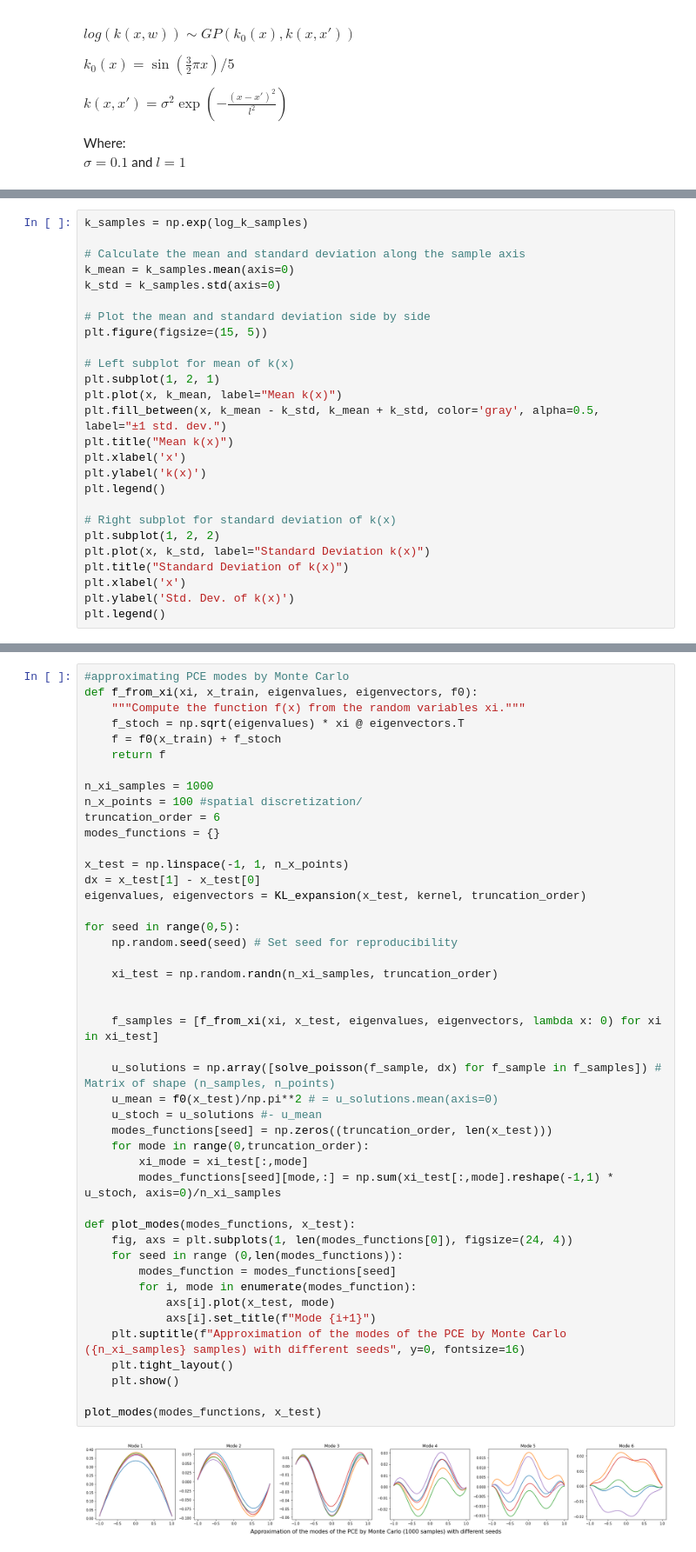
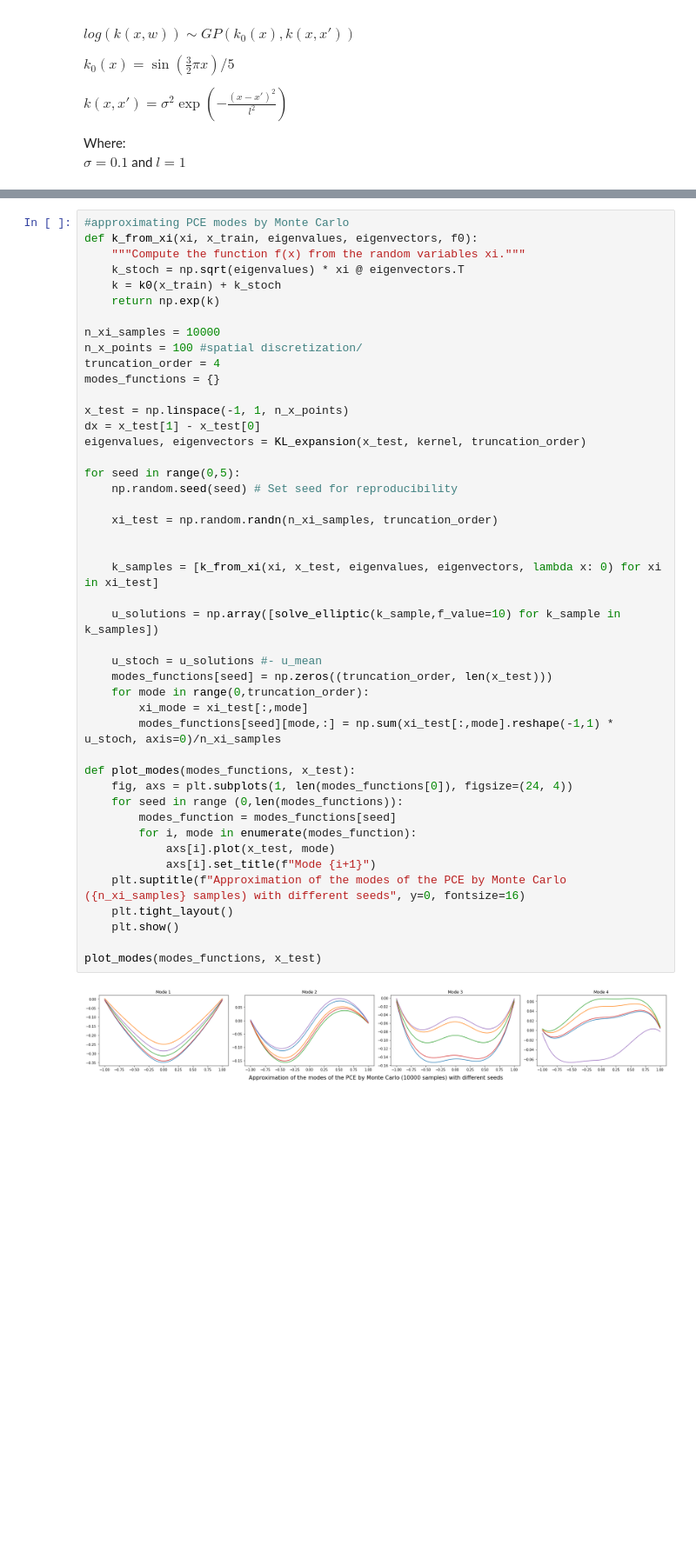
Before and after one commit to bonneted/pinn-cm, a Jupyter notebook: UQ/inverse_elliptic.ipynb, the cells around one changed output, grey strips where cells are left out. Shown at 87% size. Saved outputs shown, nothing was run; the diff lists cells and outputs as text; blank space fills up the shorter version.

```diff
--- a/UQ/inverse_elliptic.ipynb
+++ b/UQ/inverse_elliptic.ipynb
@@ -194,26 +184,0 @@ plt.show()
-# %%
-k_samples = np.exp(log_k_samples)
-
-# Calculate the mean and standard deviation along the sample axis
-k_mean = k_samples.mean(axis=0)
-k_std = k_samples.std(axis=0)
-
-# Plot the mean and standard deviation side by side
-plt.figure(figsize=(15, 5))
-
-# Left subplot for mean of k(x)
-plt.subplot(1, 2, 1)
-plt.plot(x, k_mean, label="Mean k(x)")
-plt.fill_between(x, k_mean - k_std, k_mean + k_std, color='gray', alpha=0.5, label="±1 std. dev.")
-plt.title("Mean k(x)")
-plt.xlabel('x')
-plt.ylabel('k(x)')
-plt.legend()
-
-# Right subplot for standard deviation of k(x)
-plt.subplot(1, 2, 2)
-plt.plot(x, k_std, label="Standard Deviation k(x)")
-plt.title("Standard Deviation of k(x)")
-plt.xlabel('x')
-plt.ylabel('Std. Dev. of k(x)')
-plt.legend()
@@ -268,50 +229,50 @@ Truncation order for 99.0% explained variance: 6
 # %%
 #approximating PCE modes by Monte Carlo
-def f_from_xi(xi, x_train, eigenvalues, eigenvectors, f0):
+def k_from_xi(xi, x_train, eigenvalues, eigenvectors, f0):
     """Compute the function f(x) from the random variables xi."""
-    f_stoch = np.sqrt(eigenvalues) * xi @ eigenvectors.T
-    f = f0(x_train) + f_stoch
-    return f
+    k_stoch = np.sqrt(eigenvalues) * xi @ eigenvectors.T
+    k = k0(x_train) + k_stoch
+    return np.exp(k)
 
-n_xi_samples = 1000
+n_xi_samples = 10000
 n_x_points = 100 #spatial discretization/
-truncation_order = 6
+truncation_order = 4
 modes_functions = {}
 
 x_test = np.linspace(-1, 1, n_x_points)
 dx = x_test[1] - x_test[0]
 eigenvalues, eigenvectors = KL_expansion(x_test, kernel, truncation_order)
 
 for seed in range(0,5):
     np.random.seed(seed) # Set seed for reproducibility
 
     xi_test = np.random.randn(n_xi_samples, truncation_order)
 
 
-    f_samples = [f_from_xi(xi, x_test, eigenvalues, eigenvectors, lambda x: 0) for xi in xi_test]
+    k_samples = [k_from_xi(xi, x_test, eigenvalues, eigenvectors, lambda x: 0) for xi in xi_test]
 
-    u_solutions = np.array([solve_poisson(f_sample, dx) for f_sample in f_samples]) # Matrix of shape (n_samples, n_points)
-    u_mean = f0(x_test)/np.pi**2 # = u_solutions.mean(axis=0)
+    u_solutions = np.array([solve_elliptic(k_sample,f_value=10) for k_sample in k_samples])
+
     u_stoch = u_solutions #- u_mean
     modes_functions[seed] = np.zeros((truncation_order, len(x_test)))
     for mode in range(0,truncation_order):
         xi_mode = xi_test[:,mode]
         modes_functions[seed][mode,:] = np.sum(xi_test[:,mode].reshape(-1,1) * u_stoch, axis=0)/n_xi_samples
 
 def plot_modes(modes_functions, x_test):
     fig, axs = plt.subplots(1, len(modes_functions[0]), figsize=(24, 4))
     for seed in range (0,len(modes_functions)):
         modes_function = modes_functions[seed]
         for i, mode in enumerate(modes_function):
             axs[i].plot(x_test, mode)
             axs[i].set_title(f"Mode {i+1}")
     plt.suptitle(f"Approximation of the modes of the PCE by Monte Carlo ({n_xi_samples} samples) with different seeds", y=0, fontsize=16)
     plt.tight_layout()
     plt.show()
 
 plot_modes(modes_functions, x_test)
 # %% [output]
-[figure, old version]
+[figure, new version]
 # %%
 #save the reference solution
 mean_modes = np.zeros((truncation_order, len(x_test)))
```
Also changed, not shown: parts of 10 cells of this notebook.
